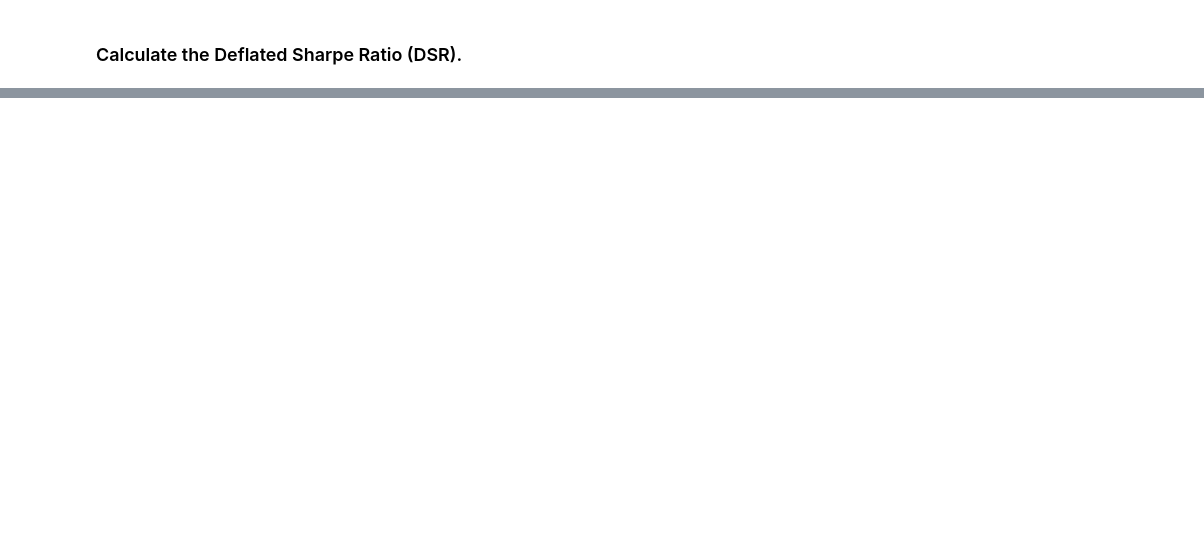
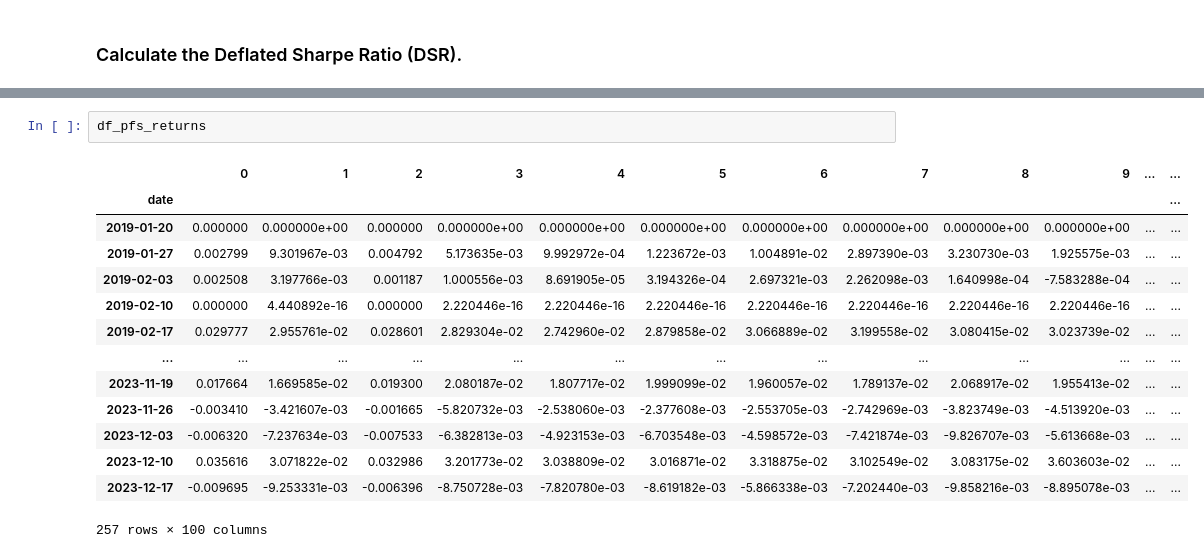
Before and after one commit to bangthe2222/AE_FIN, a Jupyter notebook: AE_FIN.ipynb, the cells around one changed output, grey strips where cells are left out. Saved outputs shown, nothing was run; the diff lists cells and outputs as text; blank space fills up the shorter version.

```diff
--- a/AE_FIN.ipynb
+++ b/AE_FIN.ipynb
@@ -281,0 +312,17 @@ dsr
+# %%
+df_pfs_returns
+# %% [output]
+|  | 0 | 1 | 2 | 3 | 4 | 5 | 6 | 7 | 8 | 9 | ... | ... |
+| date |  |  |  |  |  |  |  |  |  |  |  | ... |
+| 2019-01-20 | 0.000000 | 0.000000e+00 | 0.000000 | 0.000000e+00 | 0.000000e+00 | 0.000000e+00 | 0.000000e+00 | 0.000000e+00 | 0.000000e+00 | 0.000000e+00 | ... | ... |
+| 2019-01-27 | 0.002799 | 9.301967e-03 | 0.004792 | 5.173635e-03 | 9.992972e-04 | 1.223672e-03 | 1.004891e-02 | 2.897390e-03 | 3.230730e-03 | 1.925575e-03 | ... | ... |
+| 2019-02-03 | 0.002508 | 3.197766e-03 | 0.001187 | 1.000556e-03 | 8.691905e-05 | 3.194326e-04 | 2.697321e-03 | 2.262098e-03 | 1.640998e-04 | -7.583288e-04 | ... | ... |
+| 2019-02-10 | 0.000000 | 4.440892e-16 | 0.000000 | 2.220446e-16 | 2.220446e-16 | 2.220446e-16 | 2.220446e-16 | 2.220446e-16 | 2.220446e-16 | 2.220446e-16 | ... | ... |
+| 2019-02-17 | 0.029777 | 2.955761e-02 | 0.028601 | 2.829304e-02 | 2.742960e-02 | 2.879858e-02 | 3.066889e-02 | 3.199558e-02 | 3.080415e-02 | 3.023739e-02 | ... | ... |
+| ... | ... | ... | ... | ... | ... | ... | ... | ... | ... | ... | ... | ... |
+| 2023-11-19 | 0.017664 | 1.669585e-02 | 0.019300 | 2.080187e-02 | 1.807717e-02 | 1.999099e-02 | 1.960057e-02 | 1.789137e-02 | 2.068917e-02 | 1.955413e-02 | ... | ... |
+| 2023-11-26 | -0.003410 | -3.421607e-03 | -0.001665 | -5.820732e-03 | -2.538060e-03 | -2.377608e-03 | -2.553705e-03 | -2.742969e-03 | -3.823749e-03 | -4.513920e-03 | ... | ... |
+| 2023-12-03 | -0.006320 | -7.237634e-03 | -0.007533 | -6.382813e-03 | -4.923153e-03 | -6.703548e-03 | -4.598572e-03 | -7.421874e-03 | -9.826707e-03 | -5.613668e-03 | ... | ... |
+| 2023-12-10 | 0.035616 | 3.071822e-02 | 0.032986 | 3.201773e-02 | 3.038809e-02 | 3.016871e-02 | 3.318875e-02 | 3.102549e-02 | 3.083175e-02 | 3.603603e-02 | ... | ... |
+| 2023-12-17 | -0.009695 | -9.253331e-03 | -0.006396 | -8.750728e-03 | -7.820780e-03 | -8.619182e-03 | -5.866338e-03 | -7.202440e-03 | -9.858216e-03 | -8.895078e-03 | ... | ... |
+257 rows × 100 columns
```
Also changed, not shown: parts of 22 cells of this notebook, 3 other files.
